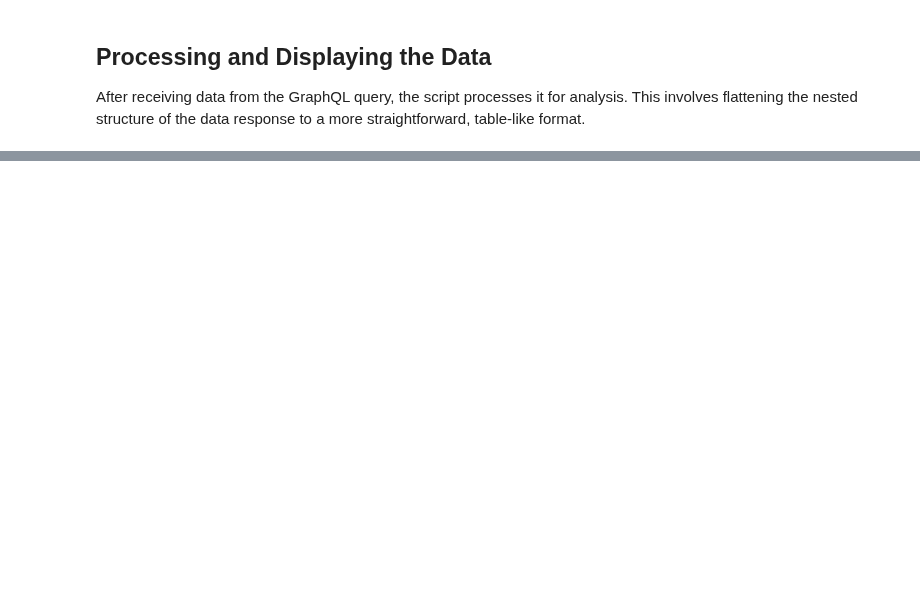
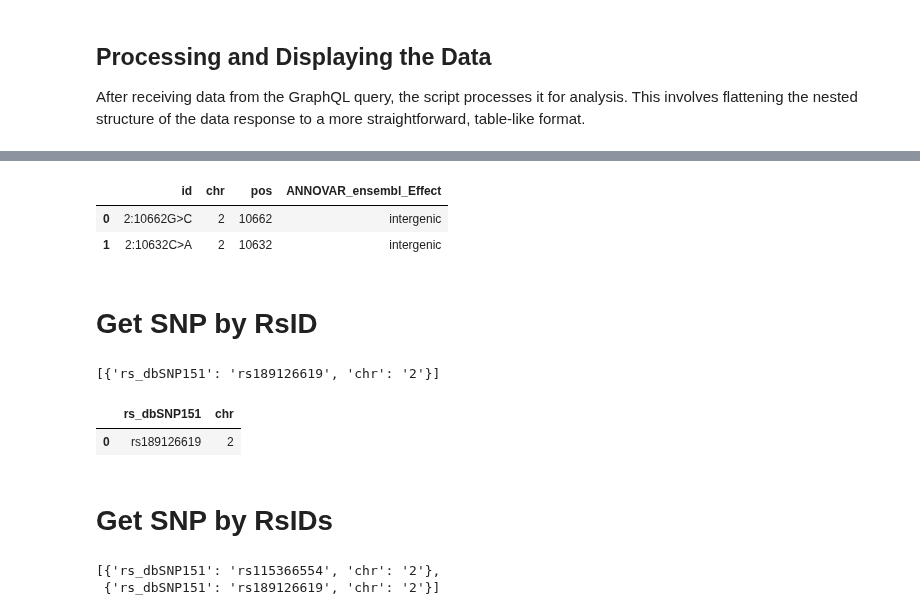
Before and after one commit to USCbiostats/annoq-api-v2, a Jupyter notebook: demo/usage.ipynb, the cells around one changed output, grey strips where cells are left out. Saved outputs shown, nothing was run; the diff lists cells and outputs as text; code cells hidden in the pictures; blank space fills up the shorter version.

Commit message:
adding different query usage with pandas display

```diff
--- a/demo/usage.ipynb
+++ b/demo/usage.ipynb
@@ -108,0 +86,20 @@ snp_df
+# %%
+query = """
+query myQuery {
+  GetSNPsByIDs(
+    ids: ["2:10662G>C", "2:10632C>A"]
+    page_args: {from_: 0, size: 5}
+  ) {
+    id
+    chr
+    pos
+    ANNOVAR_ensembl_Effect
+  }
+}
+"""
+
+response = requests.post(f"{BASE_URL}{GRAPHQL_ENDPOINT}", json={'query': query})
+
+data = json.loads(response.text)
+snps_by_id = data['data']['GetSNPsByIDs']
+snps_by_id
@@ -108,0 +115,54 @@ snp_df
+# %%
+flattened_data = pd.json_normalize(snps_by_id)
+snp_df = pd.DataFrame(flattened_data)
+snp_df
+# %% [output]
+|  | id | chr | pos | ANNOVAR_ensembl_Effect |
+| 0 | 2:10662G>C | 2 | 10662 | intergenic |
+| 1 | 2:10632C>A | 2 | 10632 | intergenic |
+# %% [markdown]
+# Get SNP by RsID
+# %%
+query = """
+query myQuery {
+  GetSNPsByRsID(rsID: "rs189126619", filter_args: {exists: ["rs_dbSNP151"]}) {
+    rs_dbSNP151
+    chr
+  }
+}
+"""
+
+response = requests.post(f"{BASE_URL}{GRAPHQL_ENDPOINT}", json={'query': query})
+
+data = json.loads(response.text)
+snps_by_RsID = data['data']['GetSNPsByRsID']
+snps_by_RsID
+# %% [output]
+[{'rs_dbSNP151': 'rs189126619', 'chr': '2'}]
+# %%
+flattened_data = pd.json_normalize(snps_by_RsID)
+snp_df = pd.DataFrame(flattened_data)
+snp_df
+# %% [output]
+|  | rs_dbSNP151 | chr |
+| 0 | rs189126619 | 2 |
+# %% [markdown]
+# Get SNP by RsIDs
+# %%
+query = """
+query myQuery {
+  GetSNPsByRsIDs(rsIDs: ["rs115366554", "rs189126619"], filter_args: {exists: ["rs_dbSNP151"]}) {
+    rs_dbSNP151
+    chr
+  }
+}
+"""
+
+response = requests.post(f"{BASE_URL}{GRAPHQL_ENDPOINT}", json={'query': query})
+
+data = json.loads(response.text)
+snps_by_RsIDs = data['data']['GetSNPsByRsIDs']
+snps_by_RsIDs
+# %% [output]
+[{'rs_dbSNP151': 'rs115366554', 'chr': '2'},
+ {'rs_dbSNP151': 'rs189126619', 'chr': '2'}]
```
Also changed, not shown: parts of 12 cells of this notebook.
